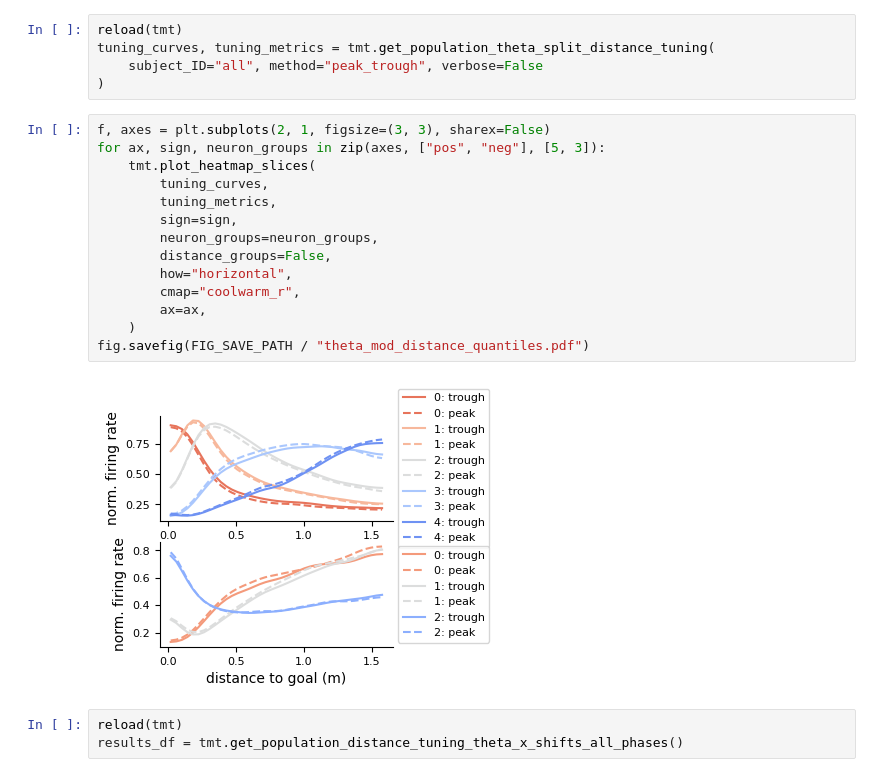
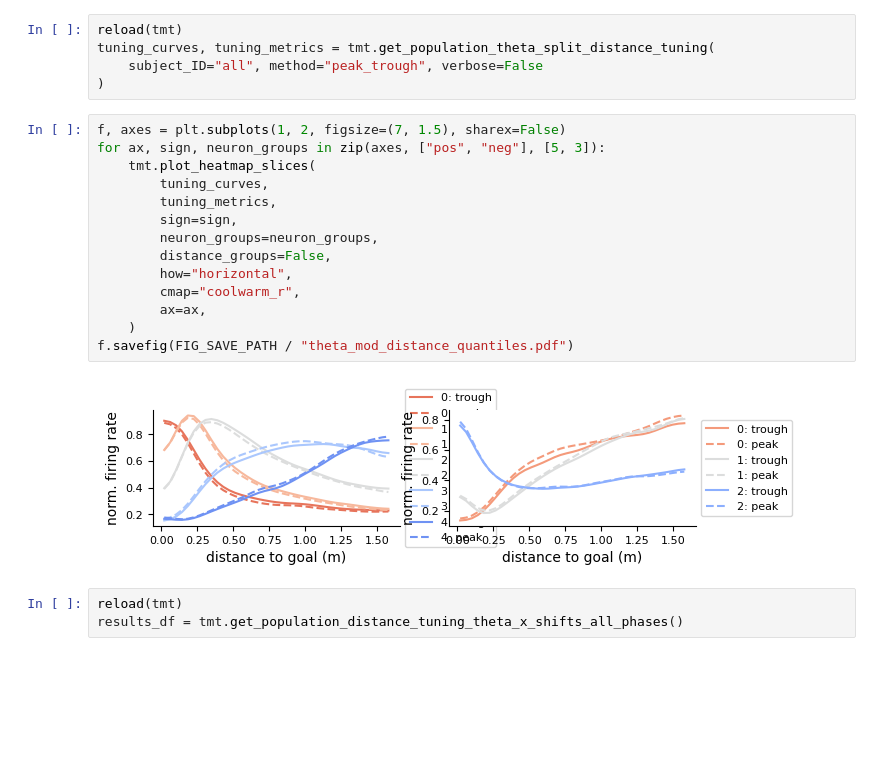
Before and after one commit to peterdoohan/GridMaze-mFC, a Jupyter notebook: Notebooks/7.theta_mod.ipynb, the cells around one changed output. Drawn from its saved outputs; the diff is of its cells as text; blank space fills up the shorter version.

```diff
--- a/Notebooks/7.theta_mod.ipynb
+++ b/Notebooks/7.theta_mod.ipynb
@@ -108,21 +108,21 @@ tuning_curves, tuning_metrics = tmt.get_population_theta_split_distance_tuning(
     subject_ID="all", method="peak_trough", verbose=False
 )
 # %%
-f, axes = plt.subplots(2, 1, figsize=(3, 3), sharex=False)
+f, axes = plt.subplots(1, 2, figsize=(7, 1.5), sharex=False)
 for ax, sign, neuron_groups in zip(axes, ["pos", "neg"], [5, 3]):
     tmt.plot_heatmap_slices(
         tuning_curves,
         tuning_metrics,
         sign=sign,
         neuron_groups=neuron_groups,
         distance_groups=False,
         how="horizontal",
         cmap="coolwarm_r",
         ax=ax,
     )
-fig.savefig(FIG_SAVE_PATH / "theta_mod_distance_quantiles.pdf")
+f.savefig(FIG_SAVE_PATH / "theta_mod_distance_quantiles.pdf")
 # %% [output]
-[figure, old version]
+[figure, new version]
 # %%
 reload(tmt)
 results_df = tmt.get_population_distance_tuning_theta_x_shifts_all_phases()
```
Also changed, not shown: parts of 4 cells of this notebook, 1 other file.
